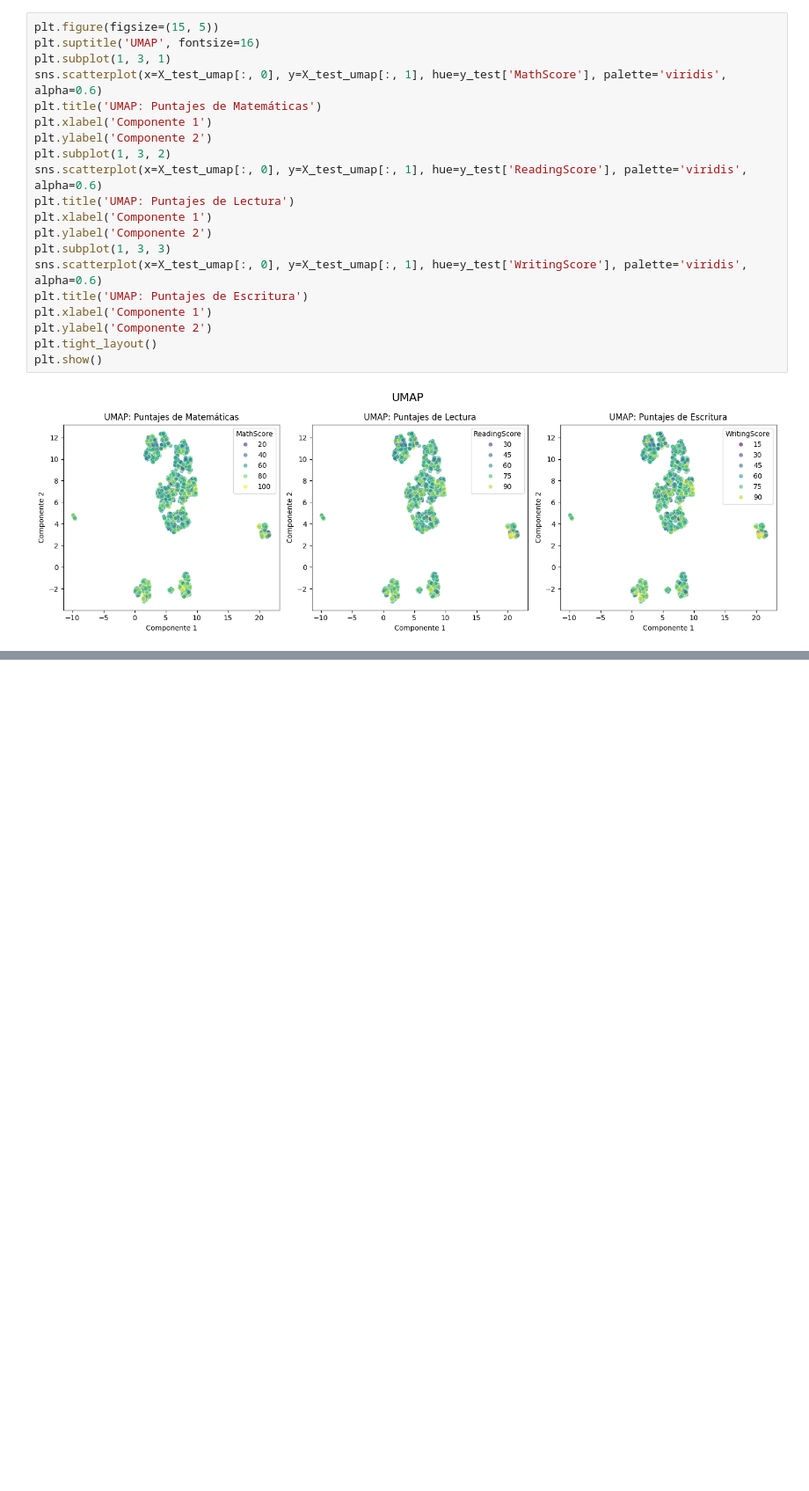
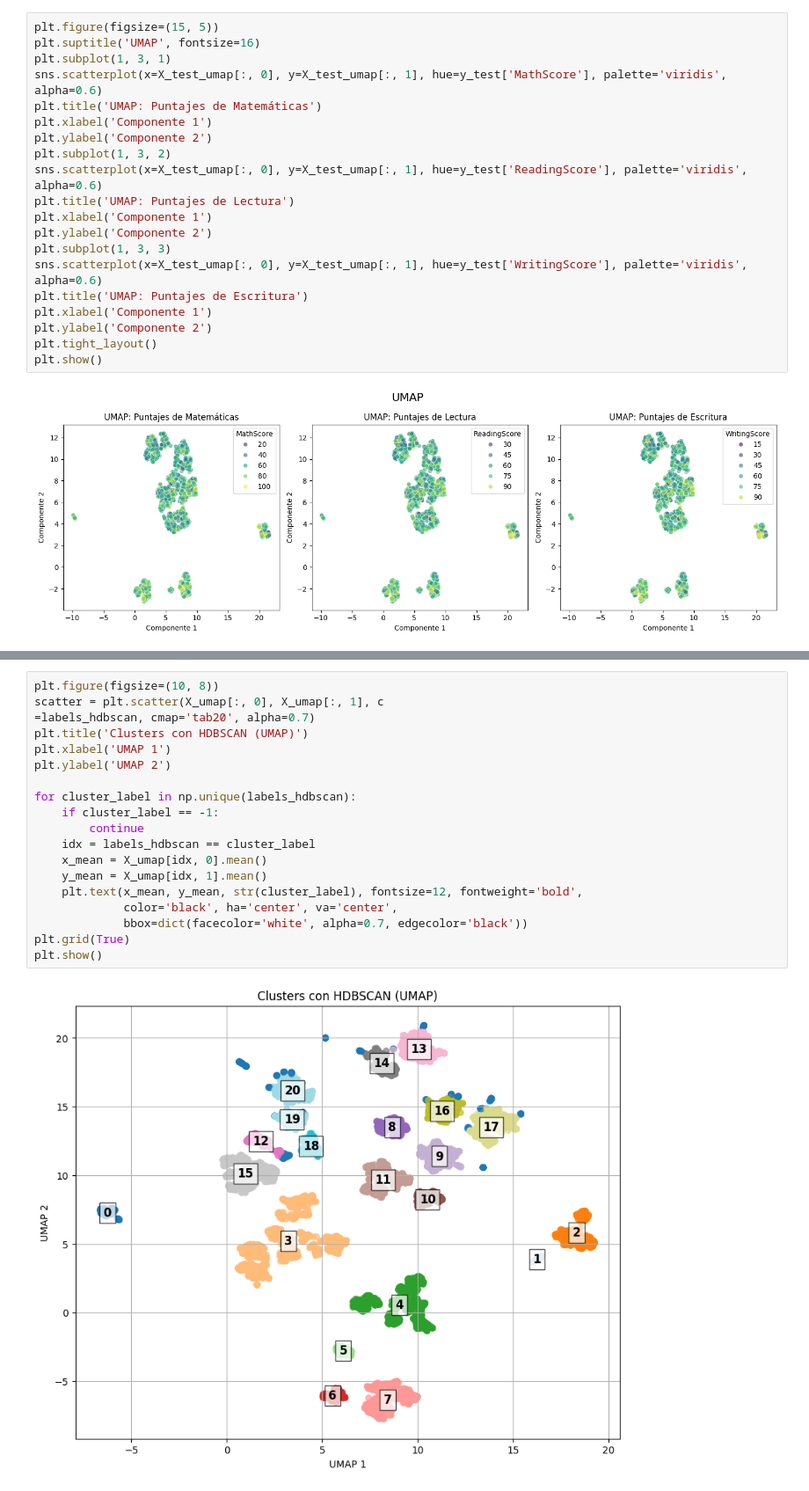
Before and after one commit to ignaciog14/md14_proyecto, a Jupyter notebook: project.ipynb, the cells around one changed output, grey strips where cells are left out. Shown at 88% size. Cells and saved outputs as stored; diff of their text form; blank space fills up the shorter version.

```diff
--- a/project.ipynb
+++ b/project.ipynb
@@ -464,0 +477,21 @@ plt.show()
+# %%
+plt.figure(figsize=(10, 8))
+scatter = plt.scatter(X_umap[:, 0], X_umap[:, 1], c
+=labels_hdbscan, cmap='tab20', alpha=0.7)
+plt.title('Clusters con HDBSCAN (UMAP)')
+plt.xlabel('UMAP 1')
+plt.ylabel('UMAP 2')
+
+for cluster_label in np.unique(labels_hdbscan):
+    if cluster_label == -1:
+        continue
+    idx = labels_hdbscan == cluster_label
+    x_mean = X_umap[idx, 0].mean()
+    y_mean = X_umap[idx, 1].mean()
+    plt.text(x_mean, y_mean, str(cluster_label), fontsize=12, fontweight='bold',
+             color='black', ha='center', va='center',
+             bbox=dict(facecolor='white', alpha=0.7, edgecolor='black'))
+plt.grid(True)
+plt.show()
+# %% [output]
+[figure, added]
```
Also changed, not shown: parts of 12 cells of this notebook.
